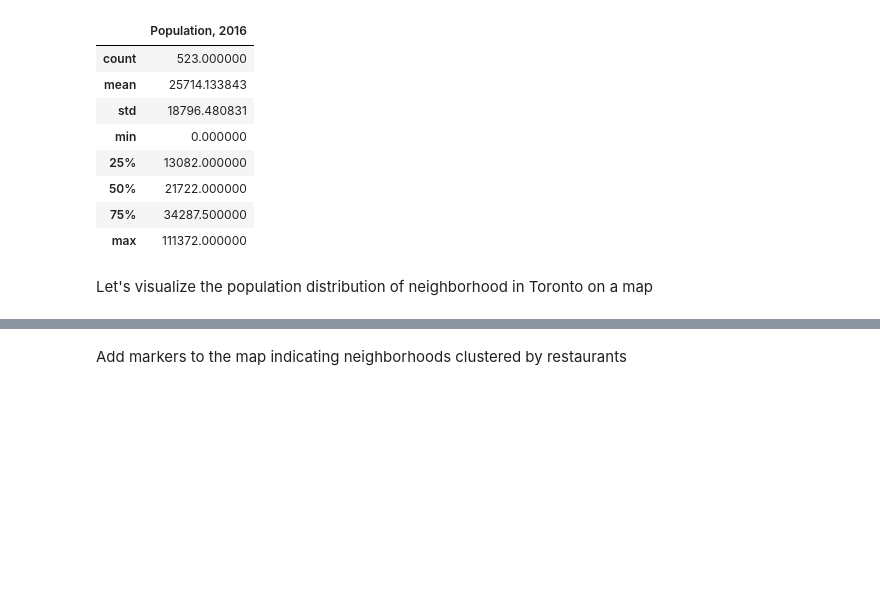
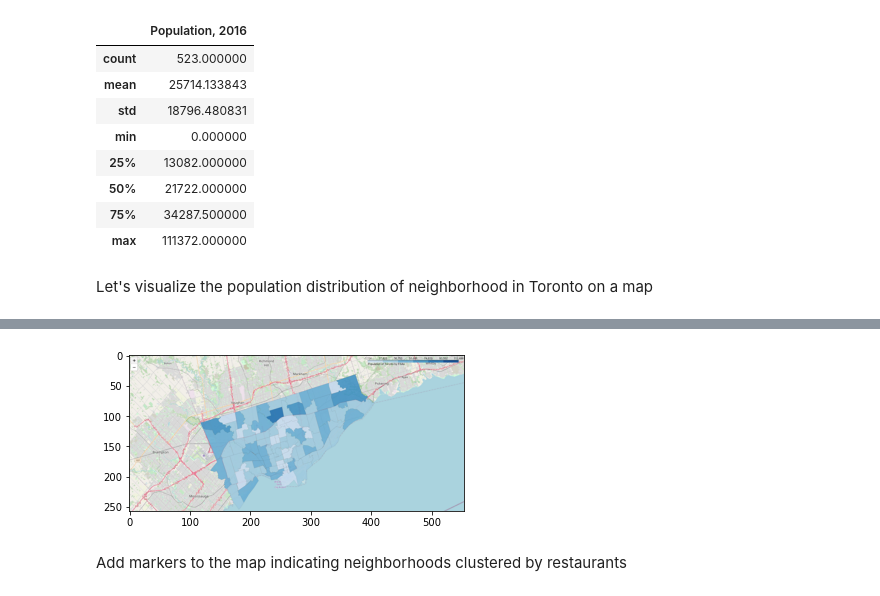
Before and after one commit to victorwong2021/capstone-project-course, a Jupyter notebook: Capstone project.ipynb, the cells around one changed output, grey strips where cells are left out. Drawn from its saved outputs; the diff is of its cells as text; code cells hidden in the pictures; blank space fills up the shorter version.

```diff
--- a/Capstone project.ipynb
+++ b/Capstone project.ipynb
@@ -399,6 +400,12 @@ a.choropleth(
 a
 # %% [output]
 [interactive output not drawn]
+# %%
+img = mpimg.imread('choropleth map.png')
+imgplot = plt.imshow(img)
+plt.show()
+# %% [output]
+[figure, added]
 # %% [markdown]
 Add markers to the map indicating neighborhoods clustered by restaurants
 # %%
```
Also changed, not shown: parts of 2 cells of this notebook, 2 other files.
